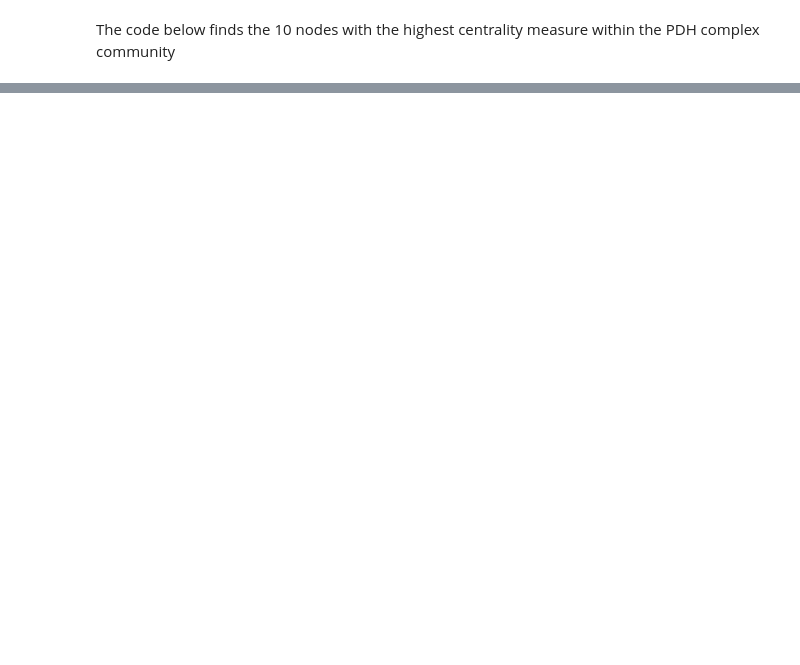
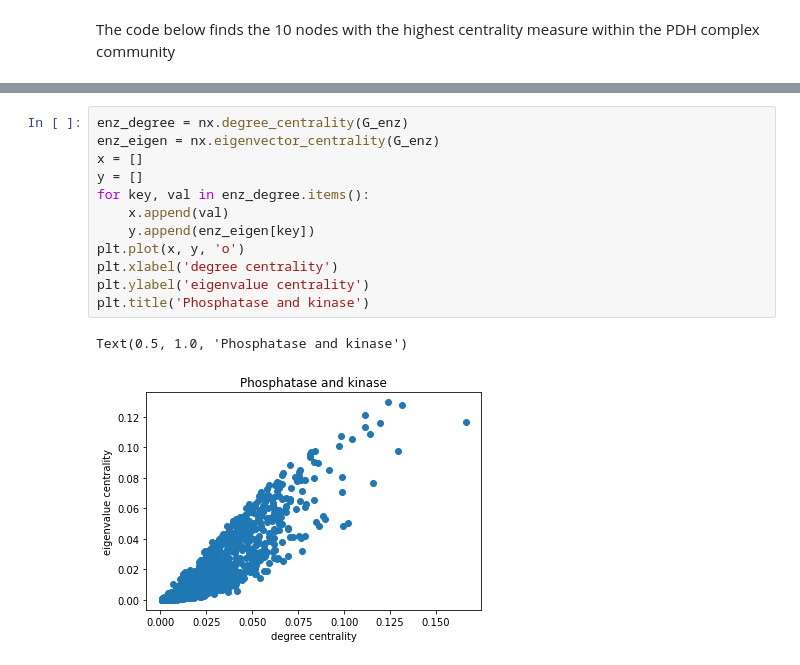
Before and after one commit to Pilex1/math-bcmb3888, a Jupyter notebook: Centrality Comparison.ipynb, the cells around one changed output, grey strips where cells are left out. Saved outputs shown, nothing was run; the diff lists cells and outputs as text; blank space fills up the shorter version.

```diff
--- a/Centrality Comparison.ipynb
+++ b/Centrality Comparison.ipynb
@@ -172,0 +103,15 @@ plt.show()
+# %%
+enz_degree = nx.degree_centrality(G_enz)
+enz_eigen = nx.eigenvector_centrality(G_enz)
+x = []
+y = []
+for key, val in enz_degree.items():
+    x.append(val)
+    y.append(enz_eigen[key])
+plt.plot(x, y, 'o')
+plt.xlabel('degree centrality')
+plt.ylabel('eigenvalue centrality')
+plt.title('Phosphatase and kinase')
+# %% [output]
+Text(0.5, 1.0, 'Phosphatase and kinase')
+[figure, added]
```
Also changed, not shown: parts of 14 cells of this notebook.
